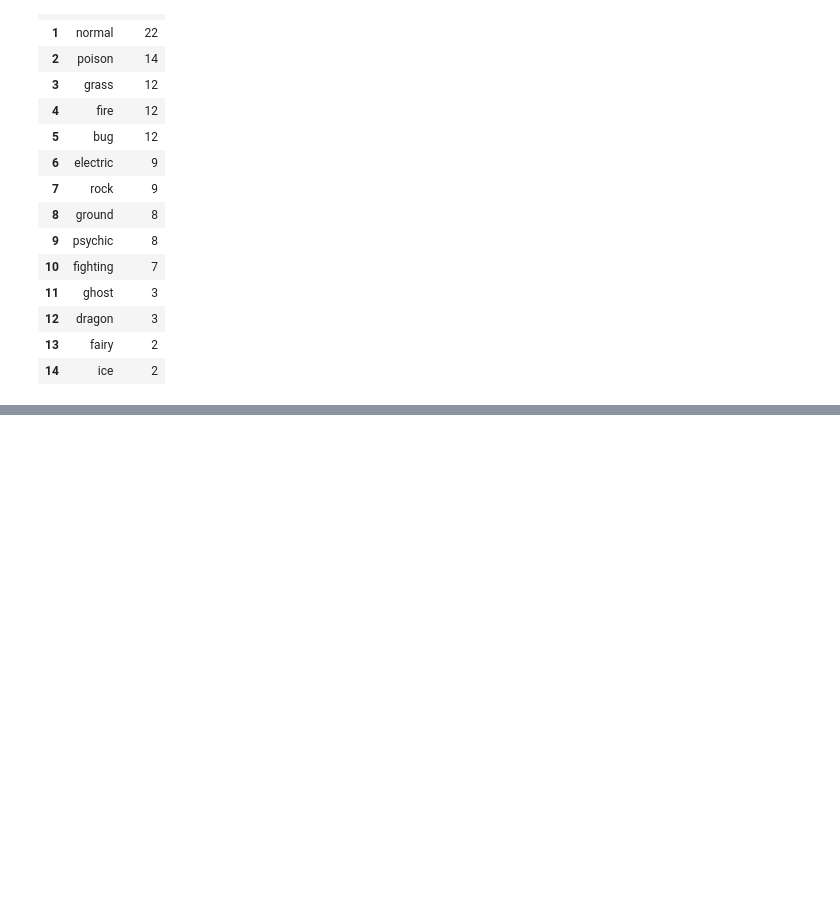
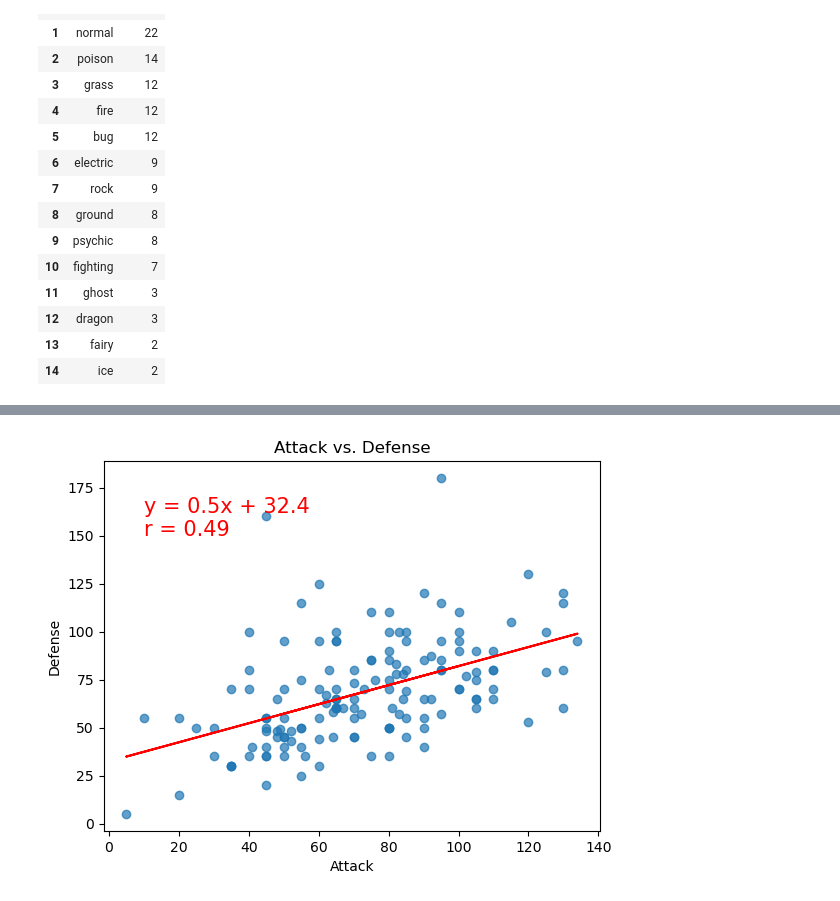
Before and after one commit to Bama-Jamma/Group_Project_1, a Jupyter notebook: PokePy/PokeProj1Start.ipynb, the cells around one changed output, grey strips where cells are left out. Cells and saved outputs as stored; diff of their text form; code cells hidden in the pictures; blank space fills up the shorter version.

```diff
--- a/PokePy/PokeProj1Start.ipynb
+++ b/PokePy/PokeProj1Start.ipynb
@@ -252,0 +285,43 @@ object
+# %%
+# create a function for linear regression
+def linreg(x_values, y_values, title, x_label, y_label, text_coordinates):
+
+    # run regression on pokemon data
+    (slope, intercept, rvalue, pvalue, stderr) = linregress(x_values, y_values)
+
+    # Calculate the regression line "y values" from the slope and intercept
+    regress_values = x_values * slope + intercept
+
+    # Get the equation of the line
+    line_eq = "y = " + str(round(slope, 2)) + "x + " + str(round(intercept, 2))
+
+    # Create scatter plot
+    if len(x_values) == len(y_values):
+        plt.scatter(x_values, y_values, alpha=0.7)
+    else:
+        colors = plt.cm.tab20c(np.linspace(0, 1, len(x_values)))
+        plt.scatter(x_values, y_values, color=colors, alpha=0.7)
+
+    # Plot the regression line
+    plt.plot(x_values, regress_values, "r-")
+
+    # Annotate the text for the line equation and r-value
+    eq_and_rvalue = line_eq + "\n" + "r = " + str(round(rvalue, 2))
+    plt.annotate(eq_and_rvalue, text_coordinates, fontsize=15, color="red")
+
+    # Customize plot labels and title
+    plt.title(title)
+    plt.xlabel(x_label)
+    plt.ylabel(y_label)
+
+    # Show the modified plot
+    plt.show()
+# %%
+# Linear regression for Attack and Defense using linreg() function
+x_values = df1["Attack"]
+y_values = df1["Defense"]
+
+# Call linreg() function
+linreg(x_values, y_values, "Attack vs. Defense", "Attack", "Defense", (10, 150))
+# %% [output]
+[figure, added]
```
Also changed, not shown: parts of 12 cells of this notebook.
